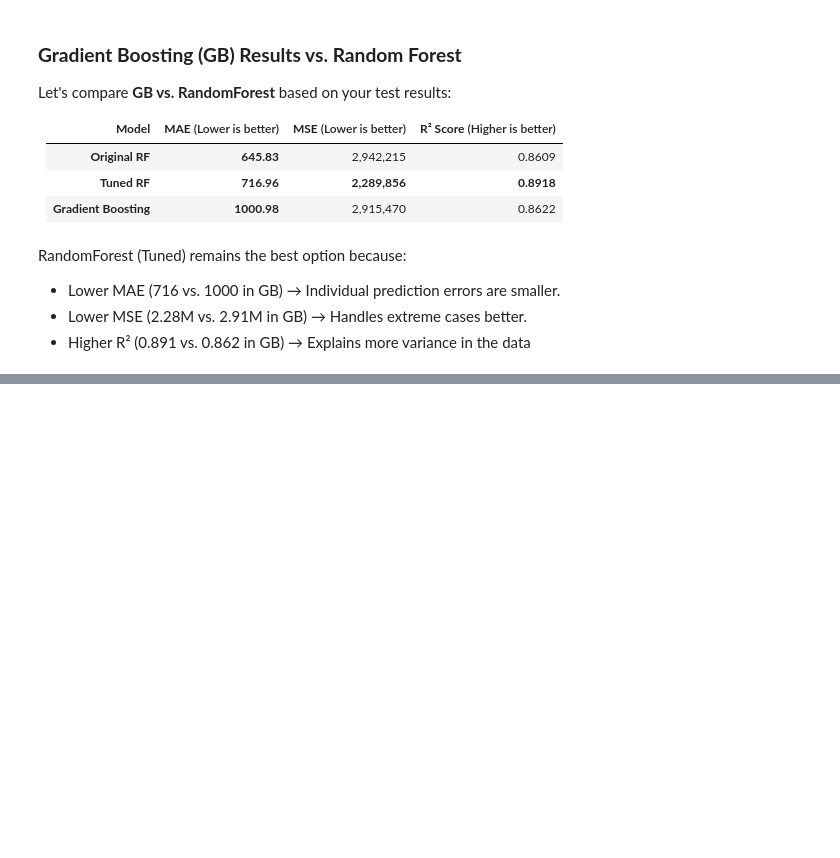
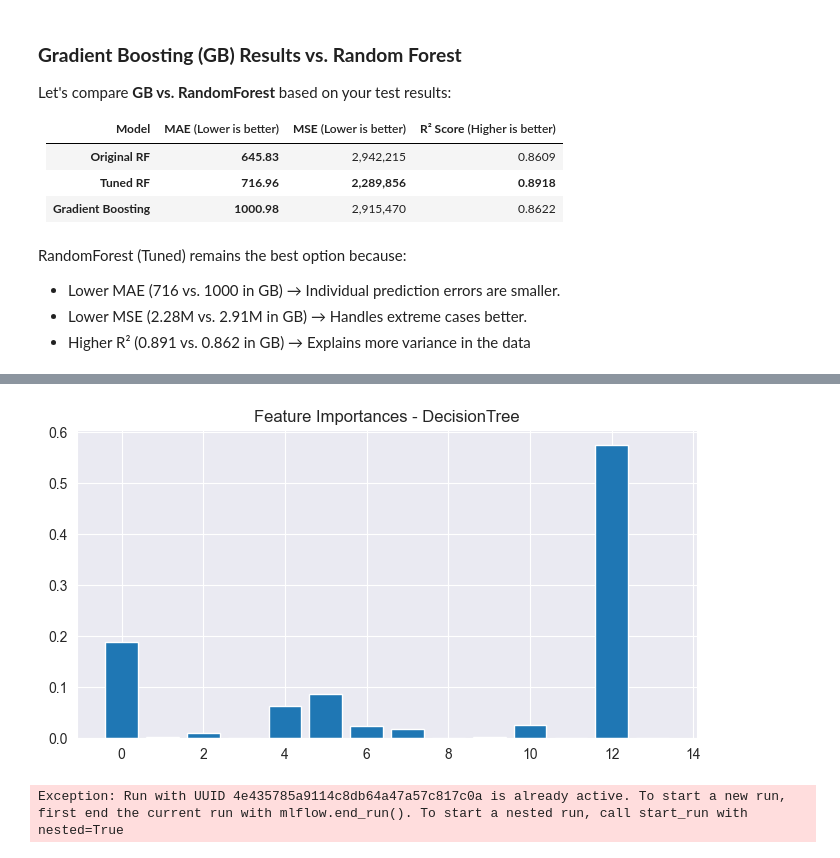
Before and after one commit to JB250101/INFO8665--Airplane, a Jupyter notebook: airplane.ipynb, the cells around one changed output, grey strips where cells are left out. Cells and saved outputs as stored; diff of their text form; code cells hidden in the pictures; blank space fills up the shorter version.

Commit message:
done with models

```diff
--- a/airplane.ipynb
+++ b/airplane.ipynb
@@ -468,0 +481,30 @@ RandomForest (Tuned) remains the best option because:
+# %%
+from sklearn.ensemble import RandomForestRegressor
+from sklearn.linear_model import Ridge
+from sklearn.tree import DecisionTreeRegressor
+from sklearn.metrics import mean_absolute_error, mean_squared_error, r2_score
+
+models = {
+    "RandomForest": RandomForestRegressor(n_estimators=100, random_state=42),
+    "Ridge": Ridge(alpha=1.0),
+    "DecisionTree": DecisionTreeRegressor(max_depth=5)
+}
+
+for name, model in models.items():
+    with mlflow.start_run(run_name=f"{name}_Run"):
+        model.fit(X_train, y_train)
+        predictions = model.predict(X_test)
+
+        # Metrics
+        mae = mean_absolute_error(y_test, predictions)
+        mse = mean_squared_error(y_test, predictions)
+        r2 = r2_score(y_test, predictions)
+
+        # Log to MLflow
+        mlflow.log_param("model_type", name)
+        mlflow.log_metric("MAE", mae)
+        mlflow.log_metric("MSE", mse)
+        mlflow.log_metric("R2_Score", r2)
+
+        # Save and log the model
+        mlflow.sklearn.log_model(model, f"{name}_model")
@@ -468,0 +515,49 @@ RandomForest (Tuned) remains the best option because:
+# %%
+import matplotlib.pyplot as plt
+import numpy as np
+
+# Example: Feature importance (only for tree-based models)
+if hasattr(model, "feature_importances_"):
+    plt.figure(figsize=(8, 4))
+    plt.bar(range(len(model.feature_importances_)), model.feature_importances_)
+    plt.title(f"Feature Importances - {name}")
+    plot_path = f"{name}_feature_importance.png"
+    plt.savefig(plot_path)
+    mlflow.log_artifact(plot_path)
+# %% [output]
+[figure, added]
+# %%
+from xgboost import XGBRegressor
+from lightgbm import LGBMRegressor
+
+import warnings
+warnings.filterwarnings("ignore")
+
+boosting_models = {
+    "XGBoost": XGBRegressor(n_estimators=100, learning_rate=0.1, max_depth=5, random_state=42),
+    "LightGBM": LGBMRegressor(n_estimators=100, learning_rate=0.1, max_depth=5, random_state=42)
+}
+
+for name, model in boosting_models.items():
+    with mlflow.start_run(run_name=f"{name}_Run"):
+        model.fit(X_train, y_train)
+        predictions = model.predict(X_test)
+
+        # Evaluation
+        mae = mean_absolute_error(y_test, predictions)
+        mse = mean_squared_error(y_test, predictions)
+        r2 = r2_score(y_test, predictions)
+
+        # Log to MLflow
+        mlflow.log_param("model_type", name)
+        mlflow.log_metric("MAE", mae)
+        mlflow.log_metric("MSE", mse)
+        mlflow.log_metric("R2_Score", r2)
+
+        # Save the model
+        mlflow.sklearn.log_model(model, f"{name}_model")
+
+    # ✅ End current run explicitly
+    mlflow.end_run()
+# %% [output]
+Exception: Run with UUID 4e435785a9114c8db64a47a57c817c0a is already active. To start a new run, first end the current run with mlflow.end_run(). To start a nested run, call start_run with nested=True
```
Also changed, not shown: parts of 12 cells of this notebook, 1 other file.
